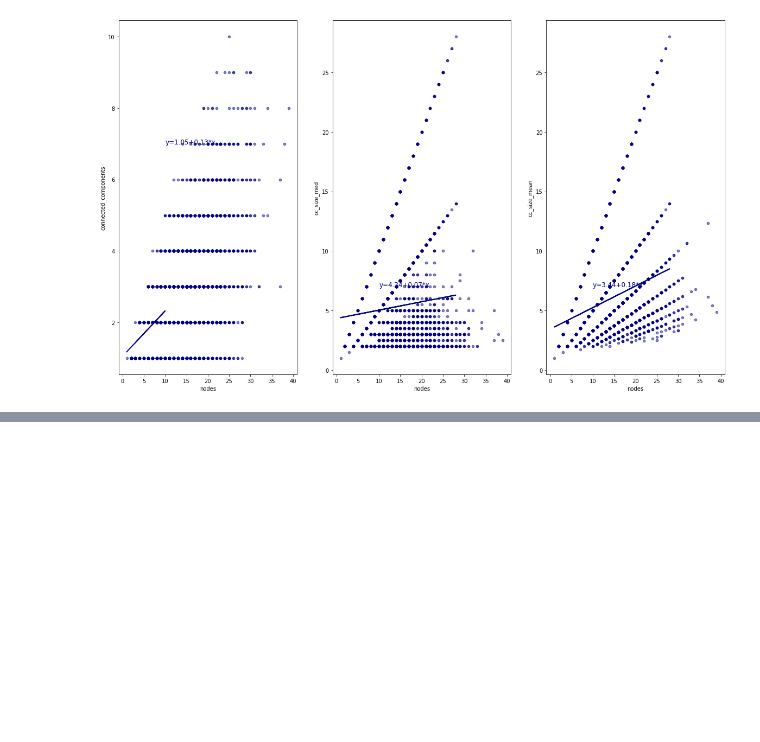
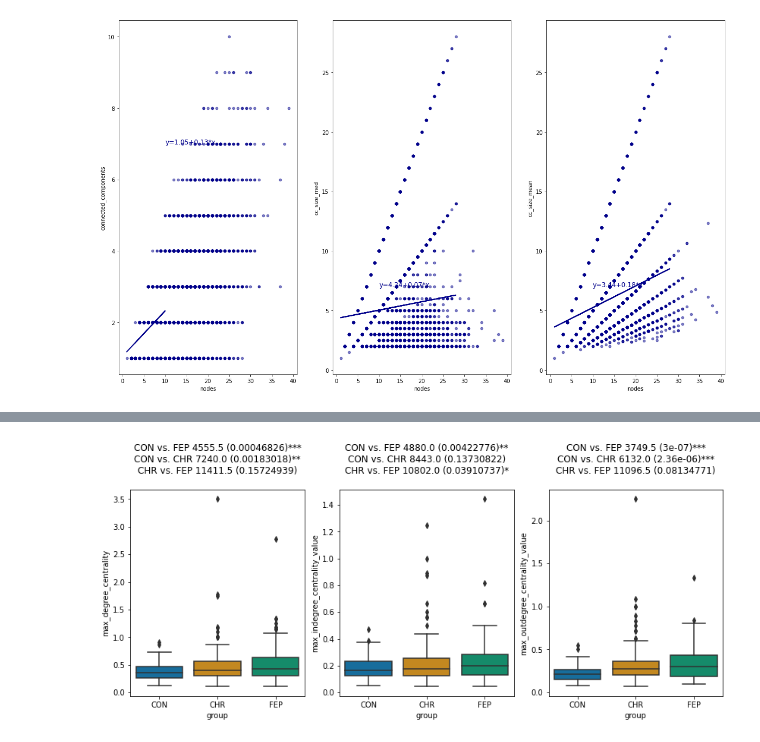
Before and after one commit to alan-turing-institute/netts, a Jupyter notebook: regressing_nodes_genpub.ipynb, the cells around one changed output, grey strips where cells are left out. Drawn from its saved outputs; the diff is of its cells as text; code cells hidden in the pictures; blank space fills up the shorter version.

```diff
--- a/regressing_nodes_genpub.ipynb
+++ b/regressing_nodes_genpub.ipynb
@@ -239,0 +220,82 @@ Index(['Unnamed: 0', 'words', 'sentences', 'nodes', 'edges', 'unconnected',
+# %%
+variables = ['max_degree_centrality',
+ 'max_indegree_centrality_value',
+ 'max_outdegree_centrality_value']
+
+
+# ------------ Plot the raw connected component values ------------
+group_comparisons = [('CON', 'FEP'), ('CON', 'CHR'), ('CHR', 'FEP')]
+
+fig = plt.figure(figsize=(14, 5))
+for v,variable in enumerate(variables):
+    ax = plt.subplot(1, 3, v+1)
+    sns.boxplot(y=variable, x='group',
+              data=oasis,
+              palette="colorblind",
+              )
+    results_mwu = []
+    results_ttest = []
+    stats_summary = ''
+    for c, comb in enumerate(group_comparisons):
+        a = oasis.query('group == @comb[0]')[variable]
+        b = oasis.query('group == @comb[1]')[variable]
+        results_mwu.append(sp.stats.mannwhitneyu(a,b))
+        results_ttest.append(sp.stats.ttest_ind(a,b))
+        # print('{0} vs. {1} {2} ({3})'.format(comb[0], comb[1], round(results_mwu[c][0],8), round(results_mwu[c][1],8) ))
+        if results_mwu[c][1] < 0.001:
+            symbol = '***'
+        elif results_mwu[c][1] < 0.01:
+            symbol = '**'
+        elif results_mwu[c][1] < 0.05:
+            symbol = '*'
+        else:
+            symbol = ''
+        stats_summary = stats_summary + '{0} vs. {1} {2} ({3}){4}\n'.format(comb[0], comb[1], round(results_mwu[c][0],8), round(results_mwu[c][1],8), symbol)
+    plt.title(stats_summary)
+plt.subplots_adjust(hspace = 0.4)
+output = op.join(output_figures_oasis, 'Hist_{}' +
+                 '_{}'.format('_'.join(variable_list), str(datetime.date.today())))
+plt.savefig(output)
+plt.show(block=False)
+
+
+
+
+# ------------ Plot the residualised connected component values ------------
+variable_list = [v + '_normZ' for v in variables]
+
+group_comparisons = [('CON', 'FEP'), ('CON', 'CHR'), ('CHR', 'FEP')]
+
+fig = plt.figure(figsize=(14, 5))
+for v,variable in enumerate(variable_list):
+    ax = plt.subplot(1, 3, v+1)
+    sns.boxplot(y=variable, x='group',
+              data=oasis,
+              palette="colorblind",
+              )
+    results_mwu = []
+    results_ttest = []
+    stats_summary = ''
+    for c, comb in enumerate(group_comparisons):
+        a = oasis.query('group == @comb[0]')[variable]
+        b = oasis.query('group == @comb[1]')[variable]
+        results_mwu.append(sp.stats.mannwhitneyu(a,b))
+        results_ttest.append(sp.stats.ttest_ind(a,b))
+        # print('{0} vs. {1} {2} ({3})'.format(comb[0], comb[1], round(results_mwu[c][0],8), round(results_mwu[c][1],8) ))
+        if results_mwu[c][1] < 0.001:
+            symbol = '***'
+        elif results_mwu[c][1] < 0.01:
+            symbol = '**'
+        elif results_mwu[c][1] < 0.05:
+            symbol = '*'
+        else:
+            symbol = ''
+        stats_summary = stats_summary + '{0} vs. {1} {2} ({3}){4}\n'.format(comb[0], comb[1], round(results_mwu[c][0],8), round(results_mwu[c][1],8), symbol)
+    plt.title(stats_summary)
+plt.subplots_adjust(hspace = 0.4)
+output = op.join(output_figures_oasis, 'Hist_{}' +
+                 '_{}'.format('_'.join(variable_list), str(datetime.date.today())))
+plt.savefig(output)
+plt.show(block=False)
+# %% [output]
+[figure, added]
```
Also changed, not shown: parts of 6 cells of this notebook, 5 other files.
